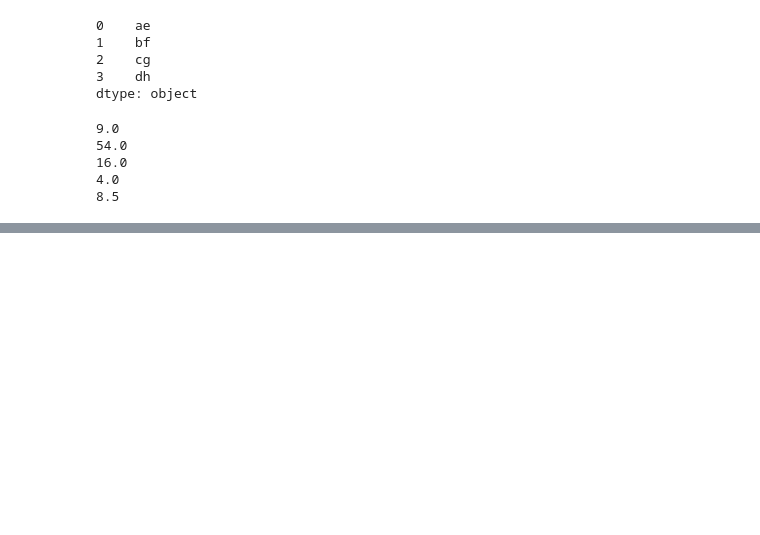
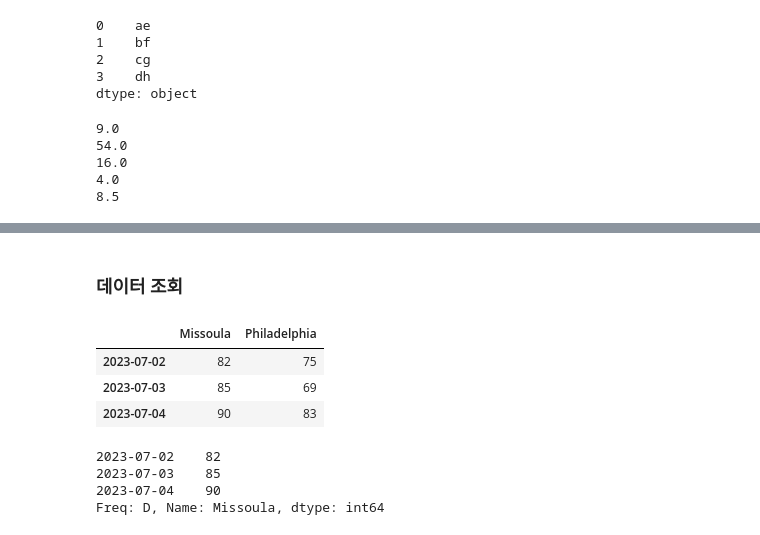
Before and after one commit to iop2000win/Basic, a Jupyter notebook: Pandas___Basic_01.ipynb, the cells around one changed output, grey strips where cells are left out. Drawn from its saved outputs; the diff is of its cells as text; code cells hidden in the pictures; blank space fills up the shorter version.

```diff
--- a/Pandas___Basic_01.ipynb
+++ b/Pandas___Basic_01.ipynb
@@ -171,0 +211,15 @@ print(temp_diff.median())
+# %% [markdown]
+### 데이터 조회
+# %%
+# 원하는 로우/컬럼의 데이터를 읽어오기
+display(df[1:4])
+display(df['Missoula'][1:4])
+# %% [output]
+|  | Missoula | Philadelphia |
+| 2023-07-02 | 82 | 75 |
+| 2023-07-03 | 85 | 69 |
+| 2023-07-04 | 90 | 83 |
+2023-07-02    82
+2023-07-03    85
+2023-07-04    90
+Freq: D, Name: Missoula, dtype: int64
```
Also changed, not shown: parts of 15 cells of this notebook, 1 other file.
